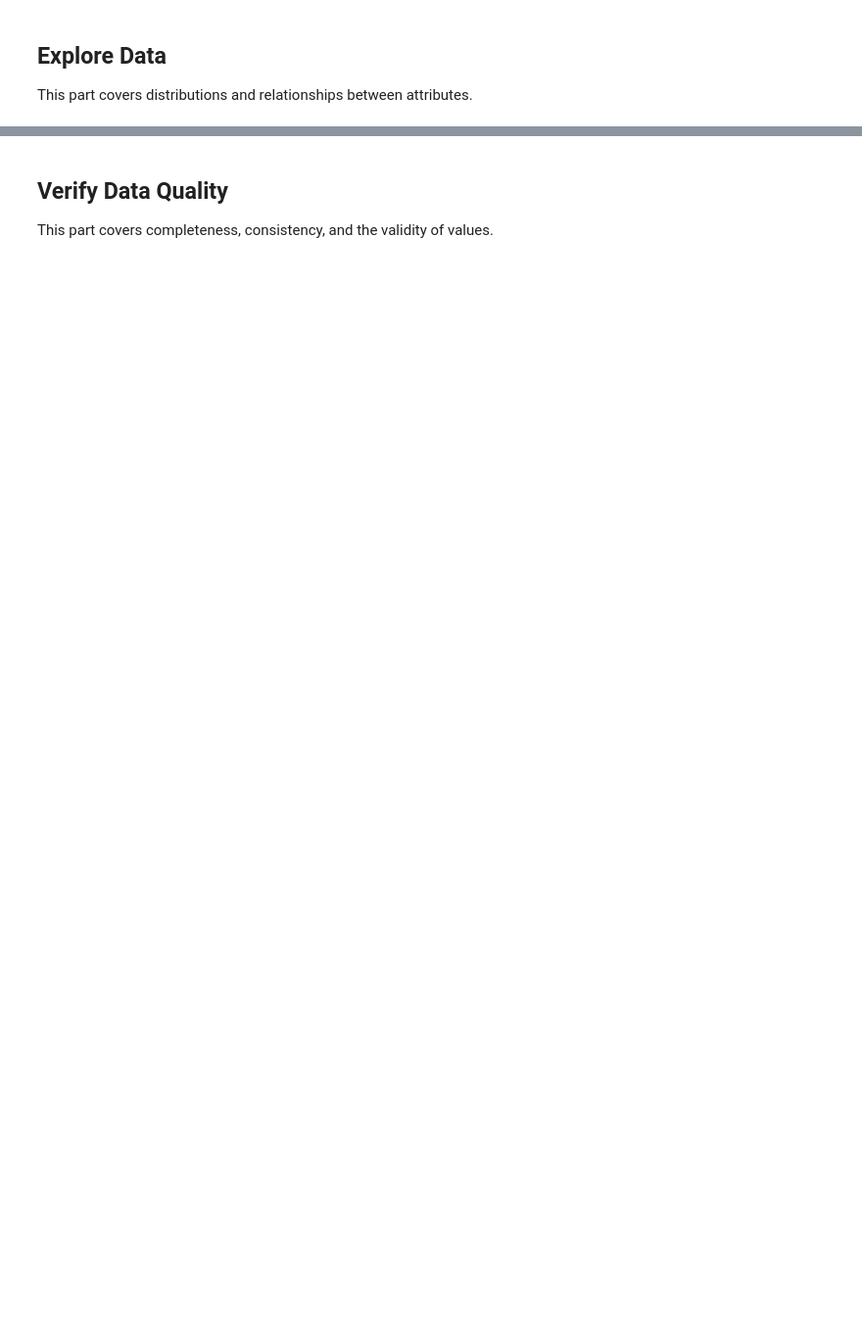
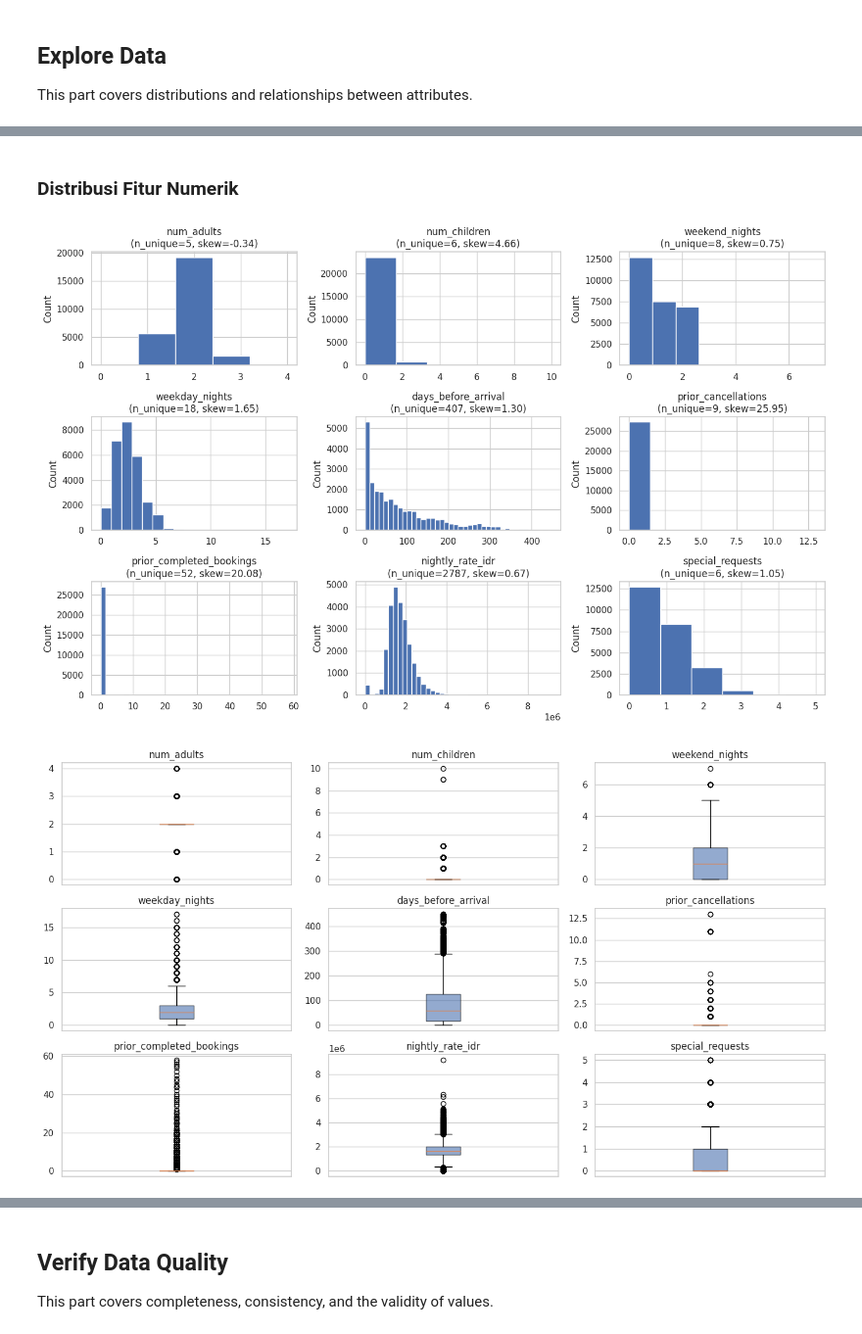
Before and after one commit to EliWidjojo/IF3170_G28_HaalinghamJayaAO3, a Jupyter notebook: notebooks/Notebook Tugas Besar 2 IF3170 Inteligensi Artifisial 2026-2027..ipynb, the cells around one changed output, grey strips where cells are left out. Shown at 98% size. Cells and saved outputs as stored; diff of their text form; code cells hidden in the pictures; blank space fills up the shorter version.

```diff
--- a/notebooks/Notebook Tugas Besar 2 IF3170 Inteligensi Artifisial 2026-2027..ipynb
+++ b/notebooks/Notebook Tugas Besar 2 IF3170 Inteligensi Artifisial 2026-2027..ipynb
@@ -187,3 +285,10 @@ display(train_df.describe(include="all").T)
 ## Explore Data
 
 This part covers distributions and relationships between attributes.
+# %%
+# Parameter grid dipakai di semua blok EDA di bawah
+GRID_NCOLS = 3
+N_NUM = len(CFG.NUM_COLS)
+NROWS_NUM = (N_NUM + GRID_NCOLS - 1) // GRID_NCOLS
+N_CAT = len(CFG.CAT_COLS)
+NROWS_CAT = (N_CAT + GRID_NCOLS - 1) // GRID_NCOLS
@@ -216,0 +313,37 @@ if numeric_df.shape[1] > 1:
+# %% [markdown]
+### Distribusi Fitur Numerik
+# %%
+# histogram
+fig, axes = plt.subplots(NROWS_NUM, GRID_NCOLS, figsize=(14, 3.0 * NROWS_NUM))
+axes = axes.flatten()
+
+for i, col in enumerate(CFG.NUM_COLS):
+    bins = min(train_df[col].nunique(), 40)
+    axes[i].hist(train_df[col].dropna(), bins=bins, color="#4C72B0", edgecolor="white")
+    axes[i].set_title(f"{col}\n(n_unique={train_df[col].nunique()}, skew={train_df[col].skew():.2f})")
+    axes[i].set_ylabel("Count")
+
+for j in range(N_NUM, len(axes)):
+    axes[j].axis("off")
+
+plt.tight_layout()
+plt.show()
+
+# boxplot
+fig, axes = plt.subplots(NROWS_NUM, GRID_NCOLS, figsize=(14, 2.6 * NROWS_NUM))
+axes = axes.flatten()
+
+for i, col in enumerate(CFG.NUM_COLS):
+    axes[i].boxplot(train_df[col].dropna(), vert=True, patch_artist=True,
+                    boxprops=dict(facecolor="#4C72B0", alpha=0.6))
+    axes[i].set_title(col)
+    axes[i].set_xticks([])
+
+for j in range(N_NUM, len(axes)):
+    axes[j].axis("off")
+
+plt.tight_layout()
+plt.show()
+# %% [output]
+[figure, added]
+[figure, added]
```
Also changed, not shown: parts of 42 cells of this notebook.
